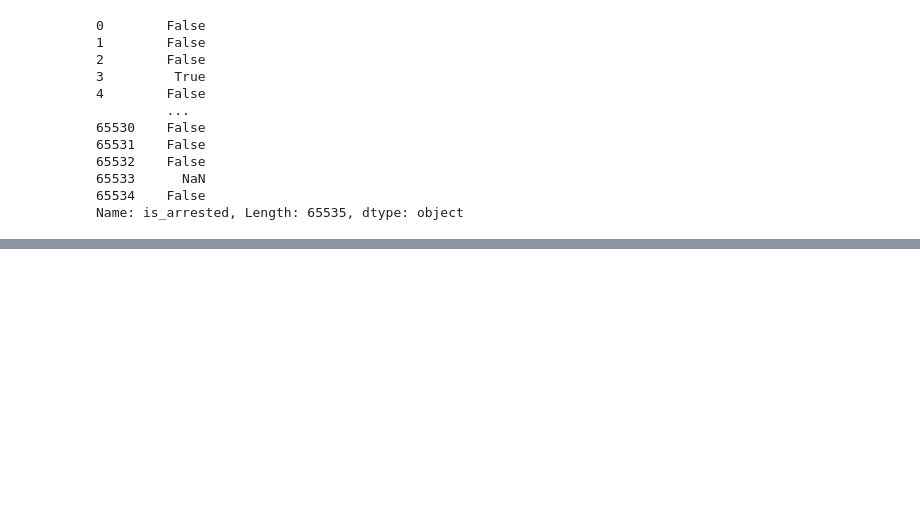
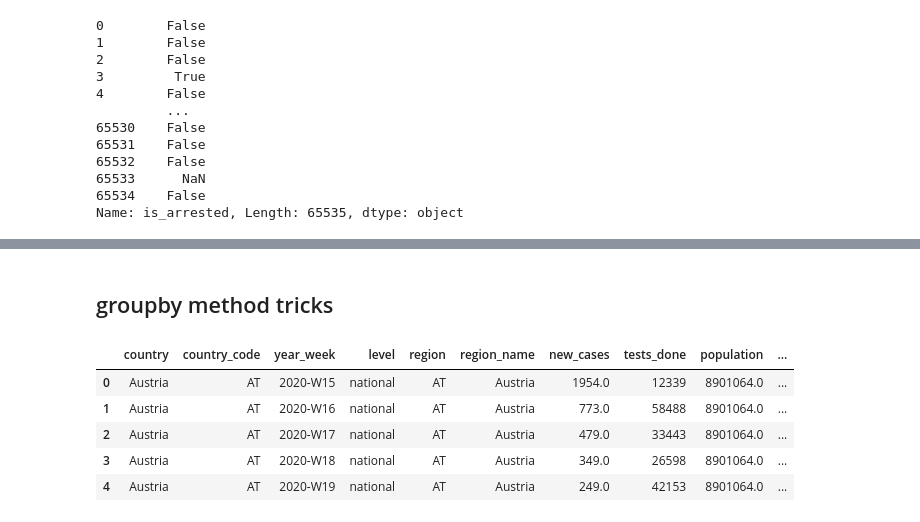
Before and after one commit to Ranjit-Singh-786/pandas-, a Jupyter notebook: 40_usefull_tricks_of_pandas.ipynb, the cells around one changed output, grey strips where cells are left out. Cells and saved outputs as stored; diff of their text form; code cells hidden in the pictures; blank space fills up the shorter version.

```diff
--- a/40_usefull_tricks_of_pandas.ipynb
+++ b/40_usefull_tricks_of_pandas.ipynb
@@ -734,0 +775,13 @@ Name: is_arrested, Length: 65535, dtype: object
+# %% [markdown]
+## groupby method tricks
+# %%
+data=pd.read_csv('data..csv')
+data.head()
+# i will  the group by function here but first we are analyse this data for his understanding
+# %% [output]
+|  | country | country_code | year_week | level | region | region_name | new_cases | tests_done | population | ... |
+| 0 | Austria | AT | 2020-W15 | national | AT | Austria | 1954.0 | 12339 | 8901064.0 | ... |
+| 1 | Austria | AT | 2020-W16 | national | AT | Austria | 773.0 | 58488 | 8901064.0 | ... |
+| 2 | Austria | AT | 2020-W17 | national | AT | Austria | 479.0 | 33443 | 8901064.0 | ... |
+| 3 | Austria | AT | 2020-W18 | national | AT | Austria | 349.0 | 26598 | 8901064.0 | ... |
+| 4 | Austria | AT | 2020-W19 | national | AT | Austria | 249.0 | 42153 | 8901064.0 | ... |
```
Also changed, not shown: parts of 53 cells of this notebook, 1 other file.
